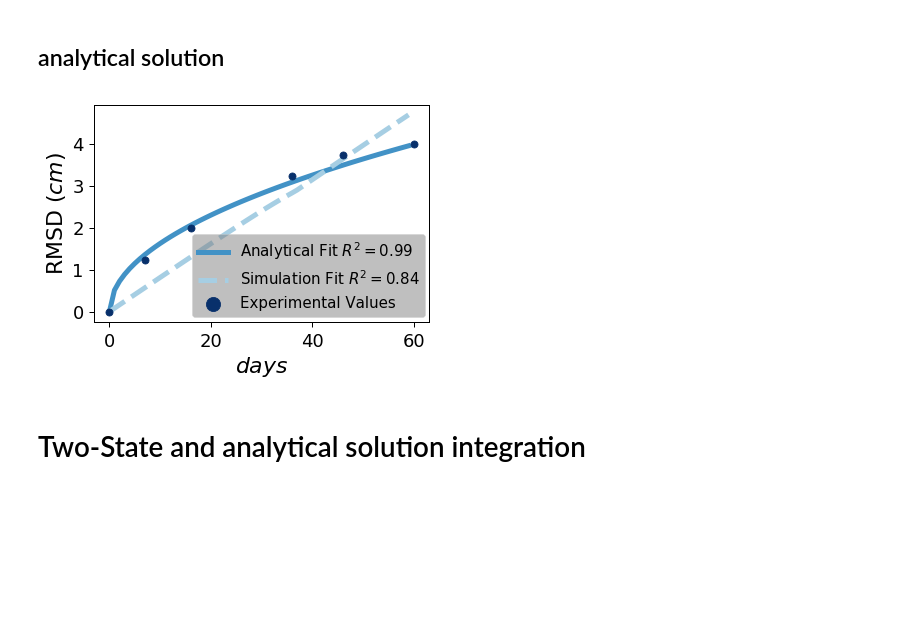
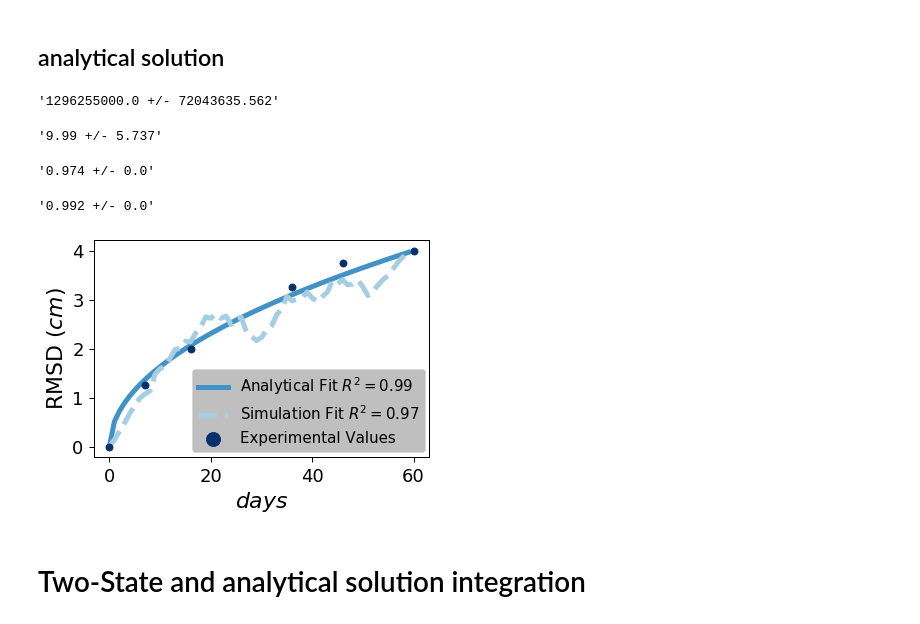
Before and after one commit to cameronmartino/funwalk, a Jupyter notebook: models.ipynb, the cells around one changed output. Cells and saved outputs as stored; diff of their text form; code cells hidden in the pictures; blank space fills up the shorter version.

```diff
--- a/models.ipynb
+++ b/models.ipynb
@@ -182,3 +206,8 @@ timesubN = load_obj('sub_subconst')
+# %%
+N = 10
+# import the data saved from the model
+#timehyN = {n_:load_obj('hyphal_subconst_%i'%(n_)) for n_ in range(N)}
+#timesubN = {n_:load_obj('sub_subconst_%i'%(n_)) for n_ in range(N)}
 # %%
 width=100
 tstep = .0005
@@ -197,7 +226,7 @@ for n_,timesub in timesubN.items():
             r_max = np.sqrt(x_**2+y_**2)
             r_t[round(t_*tstep*100)] = r_max
     R_t[n_] = r_t
-r_t_mean = pd.DataFrame(R_t).max(axis=1).to_dict().copy()
+r_t_df = pd.DataFrame(R_t)
 # %% [markdown]
 ## analytical solution
 # %%
@@ -211,29 +240,85 @@ T = 37
 D = (4**2)/(6*60)
 # friction
 f = (Kb*T)/D
+
+# from previously published data
+exp_time = [0,7,16,36,46,60]
+r_cm = [0,1.25,2,3.25,3.75,4]
+# %%
+#times determined from tqdm
+vals_ = [24.44,21.00,22.45,22.11,20.47,20.00,21.39,21.09,23.04,22.56]
+m_ = np.around(np.mean([((int(i) + (i  % 1)/60)*60)*1e6 for i in vals_]),3)
+std_ = np.around(np.std([((int(i) + (i  % 1)/60)*60)*1e6 for i in vals_]),3)
+str(m_) + ' +/- ' + str(std_)
+# %% [output]
+'1296255000.0 +/- 72043635.562'
+# %%
+import time
+anyl_time = []
+for n_ in range(N):
+    start_time = time.time()
+    for t_ in exp_time:
+        rmsd(D,t_)
+    anyl_time.append((time.time() - start_time)*(1e6))
+
+m_ = np.around(np.mean(anyl_time),3)
+std_ = np.around(np.std(anyl_time),3)
+str(m_) + ' +/- ' + str(std_)
+# %% [output]
+'9.99 +/- 5.737'
+# %%
+r_t_df_plot = r_t_df.stack().reset_index()
+r_t_df_plot.columns = ['time','fold','r']
+r2_ = []
+for f_, df_ in r_t_df_plot.groupby('fold'):
+    df_ = df_.set_index('time')
+    df_['r'] = df_['r'] * 10
+    df_ = df_['r'].to_dict()
+    r2_.append(r2_score(r_cm,[df_[t_] for t_ in abs(np.array(exp_time)-1)]))
+
+m_ = np.around(np.mean(r2_),3)
+std_ = np.around(np.std(r2_),3)
+str(m_) + ' +/- ' + str(std_)
+# %% [output]
+'0.974 +/- 0.0'
+# %%
+
+r2_ = []
+for n_ in range(N):
+    r2_.append(r2_score(r_cm,[rmsd(D,t_) for t_ in exp_time]))
+
+m_ = np.around(np.mean(r2_),3)
+std_ = np.around(np.std(r2_),3)
+str(m_) + ' +/- ' + str(std_)
+# %% [output]
+'0.992 +/- 0.0'
 # %%
 
 exp_time = [0,7,16,36,46,60]
 r_cm = [0,1.25,2,3.25,3.75,4]
+
+r_t_df_ = r_t_df * 10
+r_t_mean = r_t_df_.max(axis=1).to_dict().copy()
+
 r2ana = str(np.around(r2_score(r_cm,[rmsd(D,t_) for t_ in exp_time]),2))
 r2sim = str(np.around(r2_score(r_cm,[r_t_mean[t_] for t_ in abs(np.array(exp_time)-1)]),2))
 
 plt.scatter(exp_time,r_cm,c='#08306b',s=50,label='Experimental Values')
 plt.plot(range(0,60),[rmsd(D,t) for t in  range(0,60)],c='#4292c6',
          zorder=0,label='Analytical Fit $R^{2}=%s$'%r2ana)
 plt.plot(list(r_t_mean.keys()),list(r_t_mean.values()),c='#a6cee3',
          ls='--',zorder=0,label='Simulation Fit $R^{2}=%s$'%r2sim)
 plt.xlabel('$days$')
 plt.ylabel('RMSD $(cm)$')
 plt.legend(loc='upper center',
                 bbox_to_anchor=(.64, .44),
                 prop={'size':15},
                 fancybox=True, framealpha=0.5,ncol=1
                 , markerscale=2, facecolor="grey")
 plt.savefig('figures/analytical_solution.png',dpi=300, bbox_inches = "tight")
 plt.show()
 # %% [output]
-[figure, old version]
+[figure, new version]
 # %% [markdown]
 # Two-State and analytical solution integration
 # %%
```
Also changed, not shown: parts of 5 cells of this notebook, 5 other files.
